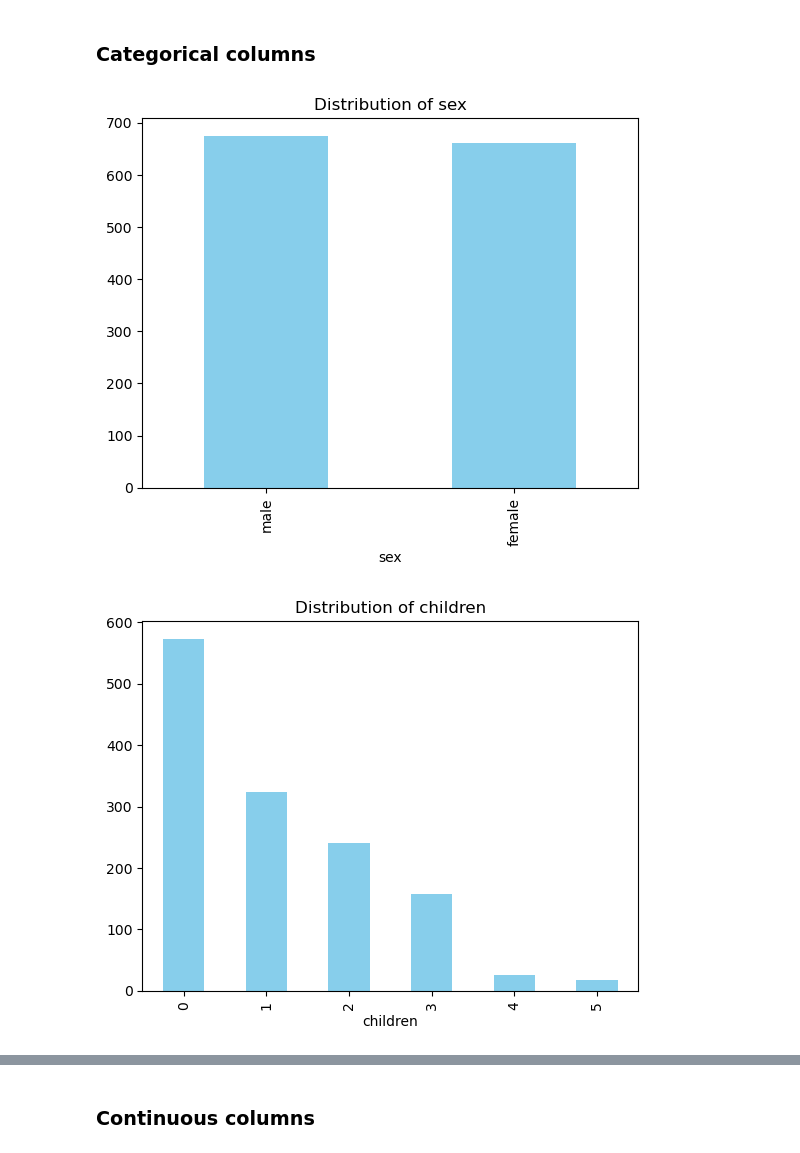
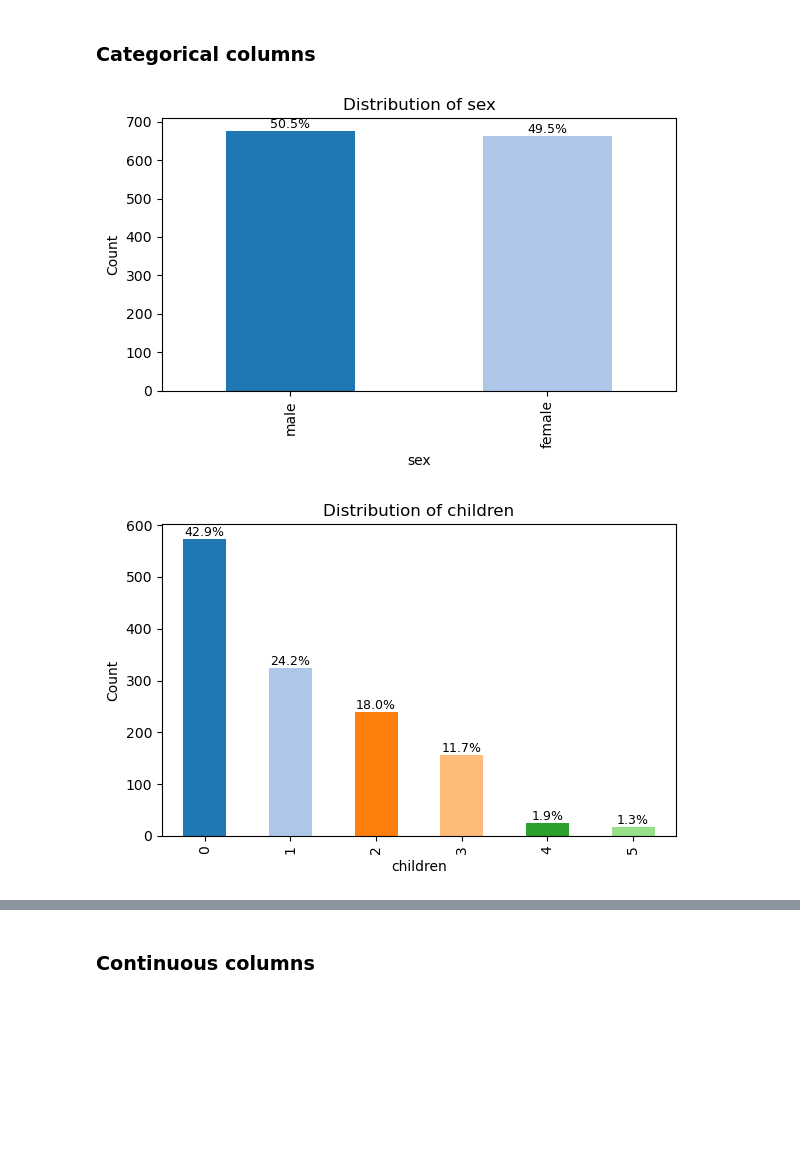
Before and after one commit to DinhXuanKhuong/Linear-Regression_Medical-Insurance-Cost-Prediction, a Jupyter notebook: finally_code.ipynb, the cells around one changed output, grey strips where cells are left out. Cells and saved outputs as stored; diff of their text form; code cells hidden in the pictures; blank space fills up the shorter version.

```diff
--- a/finally_code.ipynb
+++ b/finally_code.ipynb
@@ -46,19 +46,38 @@ except Exception as e:
 # %%
 def hist_plot(feature, title: str, color: str, x_label: str = None, y_label : str = None):
     # Histograms for numerical variables
-    # plt.figure(figsize=(4,5))
+    plt.figure(figsize=(6,4))
     plt.hist(feature, color=color, edgecolor= 'black')
     plt.title(title)
     plt.xlabel(x_label)
     plt.ylabel(y_label)
     plt.show()
 
-def bar_plot(feature, title: str, color: str):
-    # Bar plots for categorical variables
-    # plt.figure(figsize=(4,5))
-    feature.value_counts().plot(kind = 'bar', color=color)
+def bar_plot(feature, title: str):
+    plt.figure(figsize=(6,4))
+
+    counts = feature.value_counts()
+    total = counts.sum()
+
+    # mỗi cột 1 màu
+    colors = plt.cm.tab20(range(len(counts)))
+
+    ax = counts.plot(kind='bar', color=colors)
+
+    # ghi tỷ lệ phần trăm trên từng cột
+    for p in ax.patches:
+        height = p.get_height()
+        percent = height / total * 100
+        ax.annotate(f'{percent:.1f}%',
+                    (p.get_x() + p.get_width()/2, height),
+                    ha='center', va='bottom', fontsize=9)
+
     plt.title(title)
+    plt.xlabel(feature.name)
+    plt.ylabel("Count")
+    plt.tight_layout()
     plt.show()
+
 
 def compare_output(y_pred, y_true):
     plt.figure(figsize=(20,8))
@@ -286,7 +317,7 @@ continuous_cols, categorical_cols
 ### Categorical columns
 # %%
 for name in categorical_cols:
-    bar_plot(df[name], f"Distribution of {name}", "skyblue")
+    bar_plot(df[name], f"Distribution of {name}")
 # %% [output]
-[figure, old version]
+[figure, new version]
-[figure, old version]
+[figure, new version]
```
Also changed, not shown: parts of 7 cells of this notebook, 1 other file.
